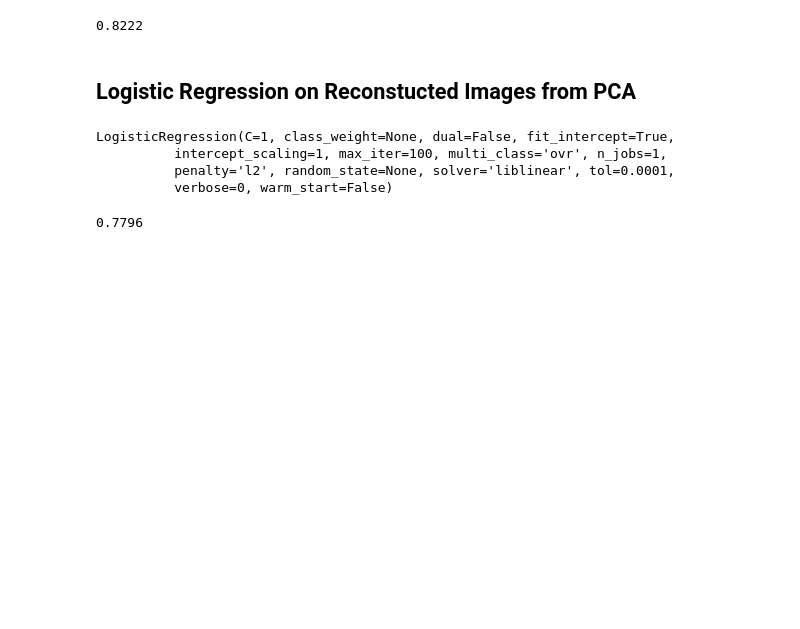
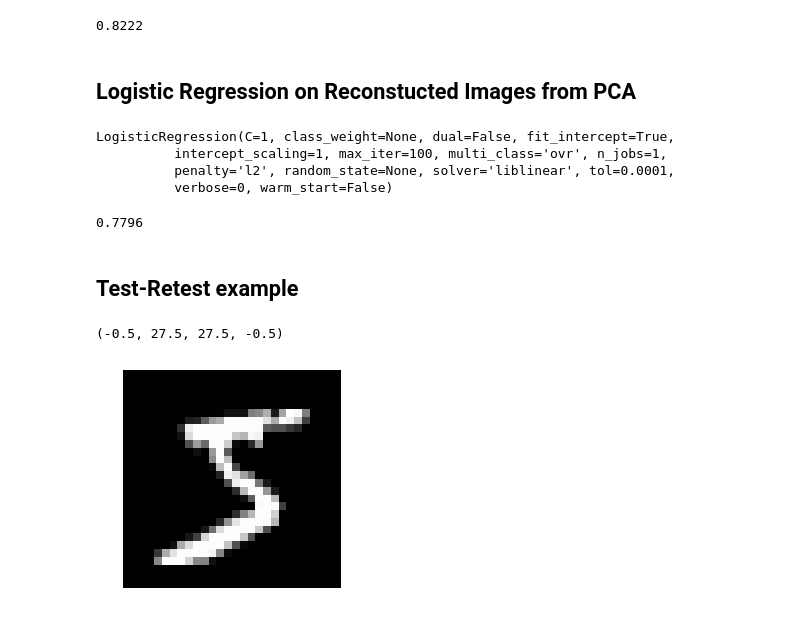
Before and after one commit to vwegmayr/brain-aging, a Jupyter notebook: notebooks/pca_mnist.ipynb, the cells around one changed output. Cells and saved outputs as stored; diff of their text form; code cells hidden in the pictures; blank space fills up the shorter version.

Commit message:
mnist example

```diff
--- a/notebooks/pca_mnist.ipynb
+++ b/notebooks/pca_mnist.ipynb
@@ -12,7 +10,7 @@ import numpy as np
 import matplotlib.pyplot as plt
 # %%
 # Some global constants
-MNIST_PATH = "../data/mnist"
+MNIST_PATH = "data/mnist"
 # %% [markdown]
 # Load Data
 # %%
@@ -91,3 +89,11 @@ preds = clf.predict(images_t)
 accuracy_score(preds, labels_test)
 # %% [output]
 0.7796
+# %% [markdown]
+## Test-Retest example
+# %%
+plt.imshow(np.reshape(images[0], (28, 28)), cmap='gray')
+plt.axis('off')
+# %% [output]
+(-0.5, 27.5, 27.5, -0.5)
+[figure, added]
```
Also changed, not shown: parts of 3 cells of this notebook.
